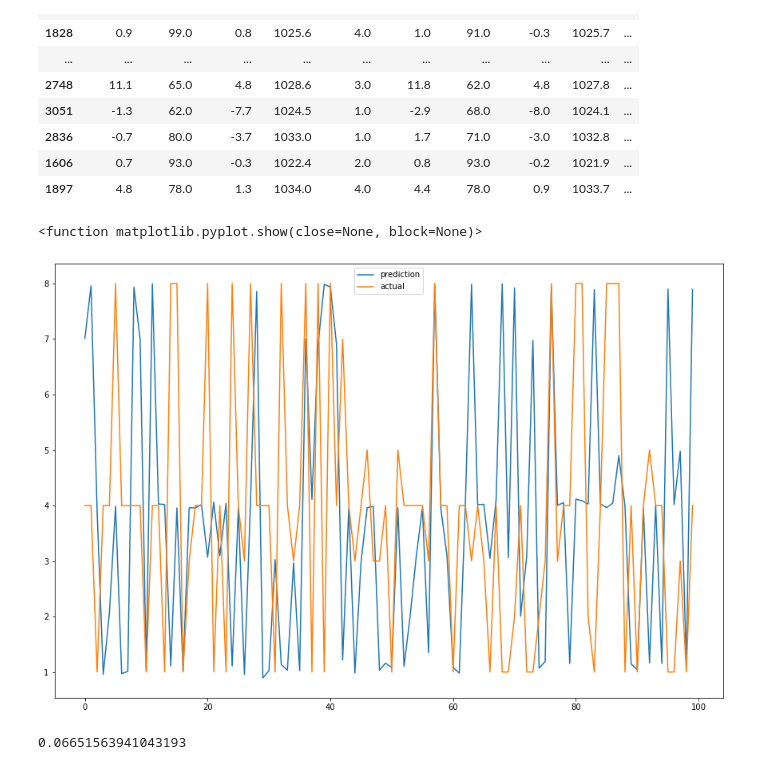
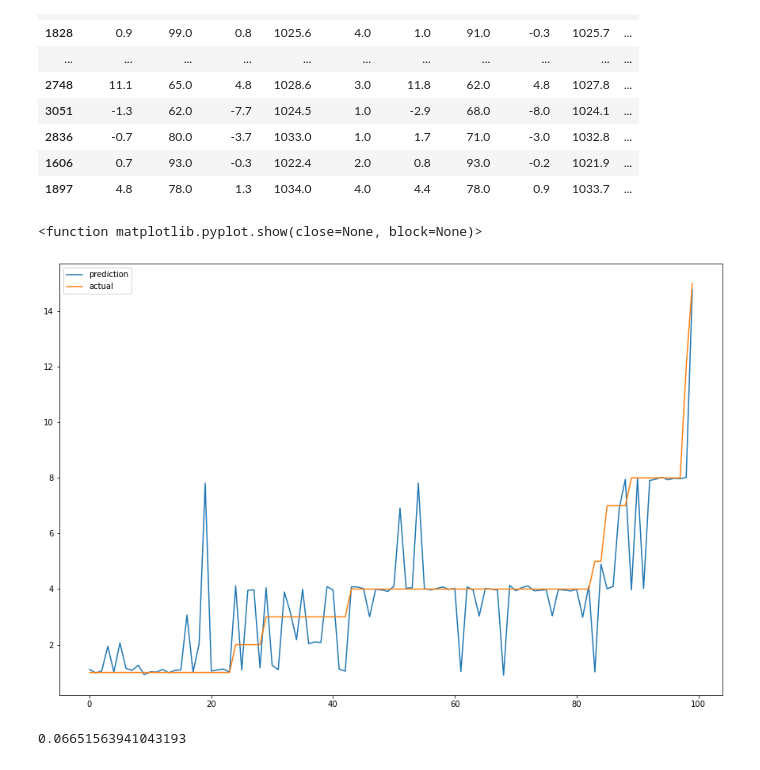
Before and after one commit to yassdenn/WeatherPrediction, a Jupyter notebook: 3_predictionModel.ipynb, the cells around one changed output. Saved outputs shown, nothing was run; the diff lists cells and outputs as text; code cells hidden in the pictures.

Commit message:
corrected graph

```diff
--- a/3_predictionModel.ipynb
+++ b/3_predictionModel.ipynb
@@ -533,14 +533,16 @@ test.sample(20)
 | 1606 | 0.7 | 93.0 | -0.3 | 1022.4 | 2.0 | 0.8 | 93.0 | -0.2 | 1021.9 | ... |
 | 1897 | 4.8 | 78.0 | 1.3 | 1034.0 | 4.0 | 4.4 | 78.0 | 0.9 | 1033.7 | ... |
 # %%
+smpl = test.sample(100)
+smpl=smpl.sort_values('actual')
 fig, ax = plt.subplots(1, figsize=(15, 10))
-plt.plot([i for i in range(100)],test.sample(100).pred,label = 'prediction')
-plt.plot([i for i in range(100)], test.sample(100).actual, label = 'actual')
+plt.plot([i for i in range(100)], smpl.pred,label = 'prediction')
+plt.plot([i for i in range(100)], smpl.actual, label = 'actual')
 plt.legend()
 plt.show
 # %% [output]
 <function matplotlib.pyplot.show(close=None, block=None)>
-[figure, old version]
+[figure, new version]
 # %%
 # calculate rsme
 rsme = sqrt(mean_squared_error(test_y,pred))
```
Also changed, not shown: parts of 2 cells of this notebook.
